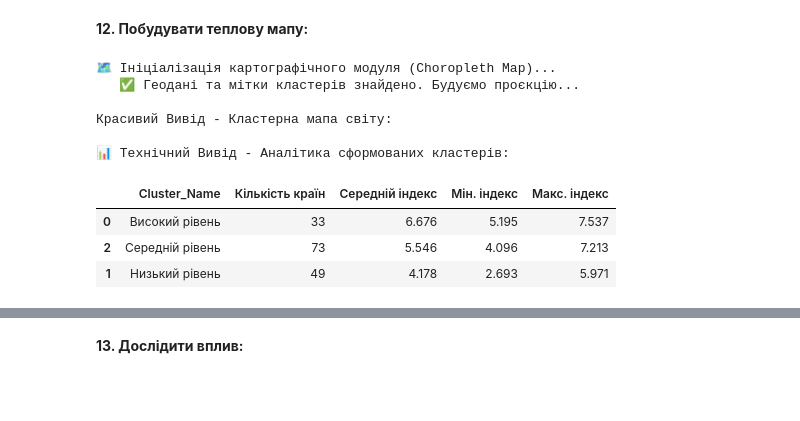
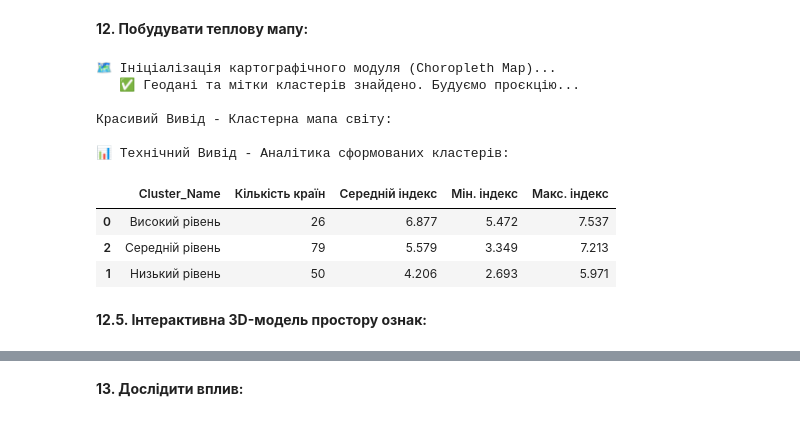
Before and after one commit to IRONKAGE/goit-num-hw-10, a Jupyter notebook: HomeWork_10.ipynb, the cells around one changed output, grey strips where cells are left out. Saved outputs shown, nothing was run; the diff lists cells and outputs as text; code cells hidden in the pictures; blank space fills up the shorter version.

```diff
--- a/HomeWork_10.ipynb
+++ b/HomeWork_10.ipynb
@@ -464,6 +543,7 @@ else:
 print(f"📂 Завантаження набору даних з файлу: {CSV_FILENAME}\n")
 try:
     df = pd.read_csv(CSV_FILENAME)
+    df[COUNTRY_COL] = df[COUNTRY_COL].str.replace('*', '', regex=False).str.strip()
 except Exception as e:
     raise SystemExit(f"❌ Помилка читання CSV файлу: {e}")
 
@@ -847,13 +945,21 @@ def data_scale(data, scaler_type='minmax'):
 
     return res, scaler
 
-X_features = df[FEATURES_FULL].copy()
+for col in FEATURES_FULL:
+    df[col] = pd.to_numeric(df[col].astype(str).str.replace(',', '.', regex=False), errors='coerce')
+
+X_raw = df[FEATURES_FULL].copy()
+imputer = SimpleImputer(strategy='median')
+X_imputed = imputer.fit_transform(X_raw)
+X_features = pd.DataFrame(X_imputed, columns=FEATURES_FULL, index=df.index)
+
 data_scaled, fitted_scaler = data_scale(X_features, scaler_type=SCALER_TYPE)
 df_scaled = pd.DataFrame(data_scaled, columns=FEATURES_FULL, index=df.index)
 
 print("✅ Масштабування завершено успішно! (Скейлер збережено в оперативній пам'яті)\n")
 
-f1, f2 = FEATURES_FULL[0], FEATURES_FULL[1]
+f1 = FEATURES_FULL[0]
+f2 = FEATURES_FULL[1] if len(FEATURES_FULL) > 1 else FEATURES_FULL[0]
 
 f1_ua = FEATURE_TRANSLATIONS.get(f1, str(f1))
 f2_ua = FEATURE_TRANSLATIONS.get(f2, str(f2))
@@ -872,7 +978,7 @@ fig_scale = make_subplots(
 )
 
 fig_scale.add_trace(go.Scatter(
-    x=df[f1], y=df[f2], mode='markers',
+    x=X_features[f1], y=X_features[f2], mode='markers',
     marker=dict(color='#00c3ff', size=9, opacity=0.7, line=dict(width=1, color='black')),
     text=df[COUNTRY_COL],
     hovertemplate="<b>%{text}</b><br>" +
@@ -910,7 +1016,7 @@ fig_scale.add_annotation(
 print("Красивий Вивід - Візуалізація ефекту масштабування:")
 fig_scale.show()
 
-print("\nТехнічний Вивід - Перші 5 рядків відмасштабованих ознак:")
+print("\nТехнічний Вивід - Перші 5 рядків відмасштабованих ознак (Без пропусків):")
 display(df_scaled.head().style.background_gradient(cmap='Purples').set_properties(**TABLE_PROPS).format("{:.4f}"))
 # %% [output]
 ⚖️ Масштабування ознак через функцію data_scale() (Метод: STD)...
@@ -939,7 +1045,7 @@ fig_stats = make_subplots(
 colors = px.colors.qualitative.Pastel
 
 for i, col in enumerate(FEATURES_FULL):
-    clean_name = FEATURE_TRANSLATIONS.get(col, str(col).replace('.', ' ').strip())
+    clean_name = FEATURE_TRANSLATIONS.get(col, str(col).replace('.', ' ').replace('_', ' ').strip())
 
     fig_stats.add_trace(go.Violin(
         x=X_features[col], name=clean_name, marker_color=colors[i % len(colors)],
@@ -948,7 +1054,7 @@ for i, col in enumerate(FEATURES_FULL):
     ), row=1, col=1)
 
 for i, col in enumerate(FEATURES_FULL):
-    clean_name = FEATURE_TRANSLATIONS.get(col, str(col).replace('.', ' ').strip())
+    clean_name = FEATURE_TRANSLATIONS.get(col, str(col).replace('.', ' ').replace('_', ' ').strip())
 
     fig_stats.add_trace(go.Violin(
         x=df_scaled[col], name=clean_name, marker_color=colors[i % len(colors)],
@@ -962,10 +1068,12 @@ fig_stats.update_yaxes(title_text="Ознаки", showgrid=True, gridcolor='#333
 fig_stats.update_xaxes(title_text="Відмасштабовані значення", showgrid=True, gridcolor='#333', row=2, col=1)
 fig_stats.update_yaxes(title_text="Ознаки", showgrid=True, gridcolor='#333', row=2, col=1)
 
+dynamic_violin_height = max(500, len(FEATURES_FULL) * 120 + 250)
+
 fig_stats.update_layout(
     title_text="🎻 'Скрипкові діаграми' (Violin Plots): Аналіз щільності та квартилів",
     title_x=0.5,
-    width=1500, height=950,
+    width=1500, height=dynamic_violin_height,
     template=PLOT_TEMPLATE, showlegend=False,
     margin=dict(b=130, l=150, t=80)
 )
@@ -1413,13 +1544,19 @@ if 'ISO_Code' not in df.columns or 'Cluster_Name' not in df.columns:
 
 print("   ✅ Геодані та мітки кластерів знайдено. Будуємо проєкцію...\n")
 
-df['Global_Rank'] = df[TARGET_METRIC].rank(ascending=False, method='min').astype(int)
+df['Global_Rank'] = df[TARGET_METRIC].rank(ascending=False, method='min').astype('Int64')
 
-discrete_color_map = {CLUSTER_LABELS[i]: COLOR_PALETTE_FULL[i] for i in range(N_CLUSTERS)}
+unique_clusters = sorted(df['Cluster'].dropna().unique())
+discrete_color_map = {
+    CLUSTER_LABELS.get(i, f"Кластер {i+1}"): COLOR_PALETTE_FULL[i % len(COLOR_PALETTE_FULL)]
+    for i in unique_clusters
+}
 
-f1, f2 = FEATURES_FULL[0], FEATURES_FULL[1]
-f1_ua = FEATURE_TRANSLATIONS.get(f1, str(f1).replace('.', ' ').strip())
-f2_ua = FEATURE_TRANSLATIONS.get(f2, str(f2).replace('.', ' ').strip())
+f1 = FEATURES_FULL[0]
+f2 = FEATURES_FULL[1] if len(FEATURES_FULL) > 1 else FEATURES_FULL[0]
+
+f1_ua = FEATURE_TRANSLATIONS.get(f1, str(f1).replace('.', ' ').replace('_', ' ').strip())
+f2_ua = FEATURE_TRANSLATIONS.get(f2, str(f2).replace('.', ' ').replace('_', ' ').strip())
 
 fig_cluster_map = px.choropleth(
     df,
@@ -1429,7 +1566,7 @@ fig_cluster_map = px.choropleth(
     color_discrete_map=discrete_color_map,
     hover_name=COUNTRY_COL,
     labels={'Cluster_Name': "Рівень життя (ШІ)"},
-    custom_data=['Cluster_Name', TARGET_METRIC, f1, f2, 'Global_Rank'] # <--- ТЕПЕР ВОНО ТУТ
+    custom_data=['Cluster_Name', TARGET_METRIC, f1, f2, 'Global_Rank']
 )
 
 fig_cluster_map.update_traces(
@@ -1471,33 +1608,35 @@ print("Красивий Вивід - Кластерна мапа світу:")
 fig_cluster_map.show()
 
 print("\n📊 Технічний Вивід - Аналітика сформованих кластерів:")
 cluster_stats = df.groupby('Cluster_Name').agg(
     count=(COUNTRY_COL, 'count'),
     mean_idx=(TARGET_METRIC, 'mean'),
     min_idx=(TARGET_METRIC, 'min'),
     max_idx=(TARGET_METRIC, 'max')
 ).reset_index().rename(columns={
     'count': 'Кількість країн',
     'mean_idx': 'Середній індекс',
     'min_idx': 'Мін. індекс',
     'max_idx': 'Макс. індекс'
 }).sort_values('Середній індекс', ascending=False)
 
 display(cluster_stats.style.background_gradient(cmap='YlGnBu', subset=['Середній індекс'])\
         .set_properties(**TABLE_PROPS)\
         .format({
             'Середній індекс': '{:.3f}',
             'Мін. індекс': '{:.3f}',
             'Макс. індекс': '{:.3f}'
         }))
 # %% [output]
 🗺️ Ініціалізація картографічного модуля (Choropleth Map)...
    ✅ Геодані та мітки кластерів знайдено. Будуємо проєкцію...
 
 Красивий Вивід - Кластерна мапа світу:
 
 📊 Технічний Вивід - Аналітика сформованих кластерів:
 |  | Cluster_Name | Кількість країн | Середній індекс | Мін. індекс | Макс. індекс |
-| 0 | Високий рівень | 33 | 6.676 | 5.195 | 7.537 |
-| 2 | Середній рівень | 73 | 5.546 | 4.096 | 7.213 |
-| 1 | Низький рівень | 49 | 4.178 | 2.693 | 5.971 |
+| 0 | Високий рівень | 26 | 6.877 | 5.472 | 7.537 |
+| 2 | Середній рівень | 79 | 5.579 | 3.349 | 7.213 |
+| 1 | Низький рівень | 50 | 4.206 | 2.693 | 5.971 |
+# %% [markdown]
+**12.5. Інтерактивна 3D-модель простору ознак:**
```
Also changed, not shown: parts of 17 cells of this notebook.
